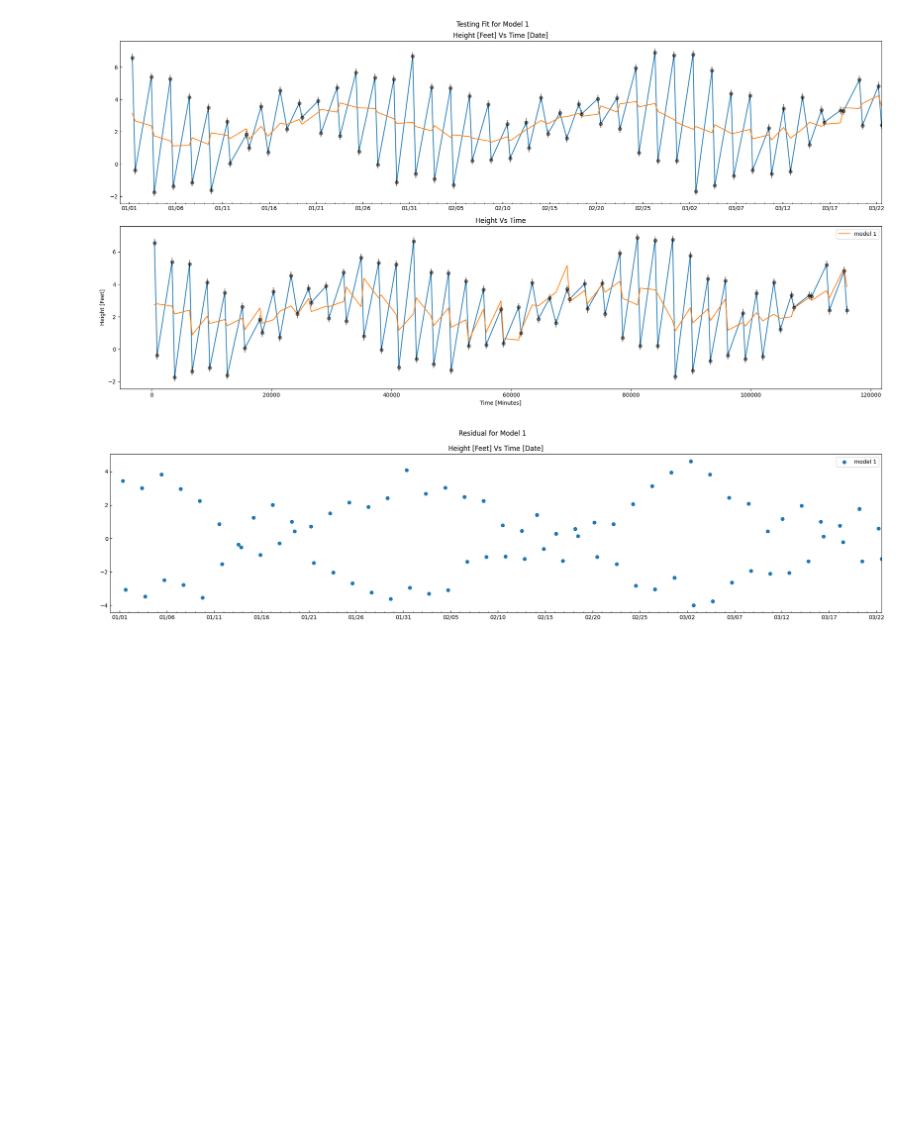
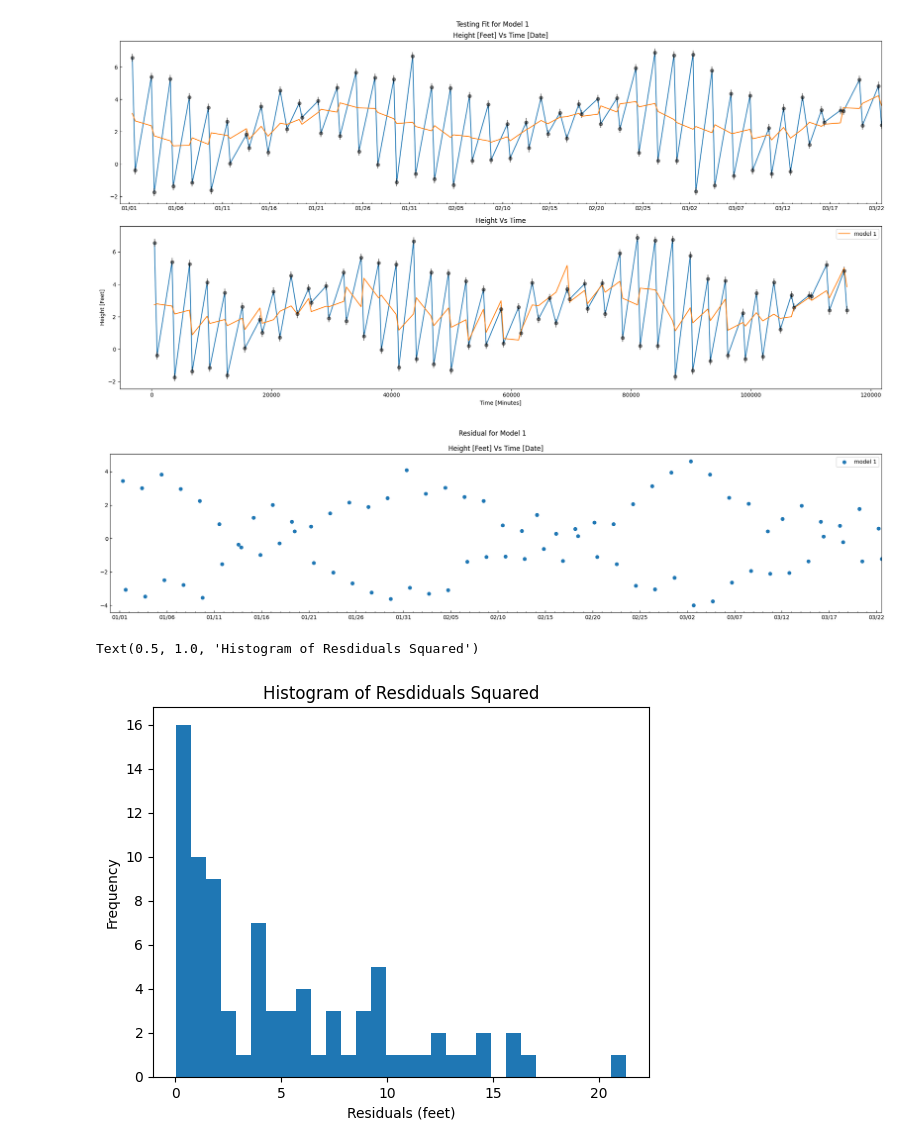
Before and after one commit to ZacharyJamesAdams/ASTR-19-Group-Project, a Jupyter notebook: testbed.ipynb, the cells around one changed output. Drawn from its saved outputs; the diff is of its cells as text; code cells hidden in the pictures; blank space fills up the shorter version.

Commit message:
residual histogram squared

```diff
--- a/testbed.ipynb
+++ b/testbed.ipynb
@@ -238,3 +238,12 @@ plt.show()
 fig.savefig('testbed.png',bbox_inches = 'tight',dpi = 300)
 # %% [output]
 [figure]
+# %%
+residuals_squared = residuals**2
+plt.hist(residuals_squared, bins=30)
+plt.xlabel('Residuals (feet)')
+plt.ylabel('Frequency')
+plt.title('Histogram of Resdiduals Squared')
+# %% [output]
+Text(0.5, 1.0, 'Histogram of Resdiduals Squared')
+[figure, added]
```
